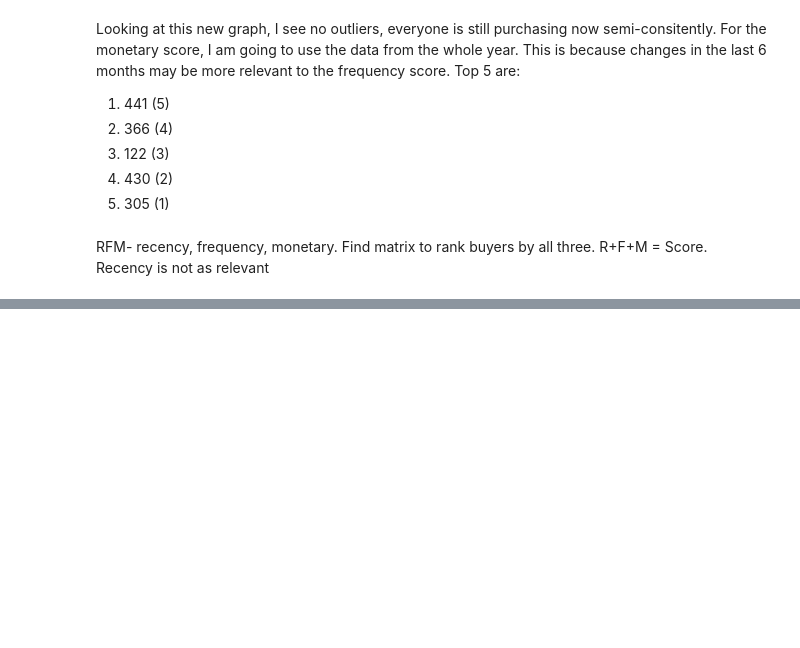
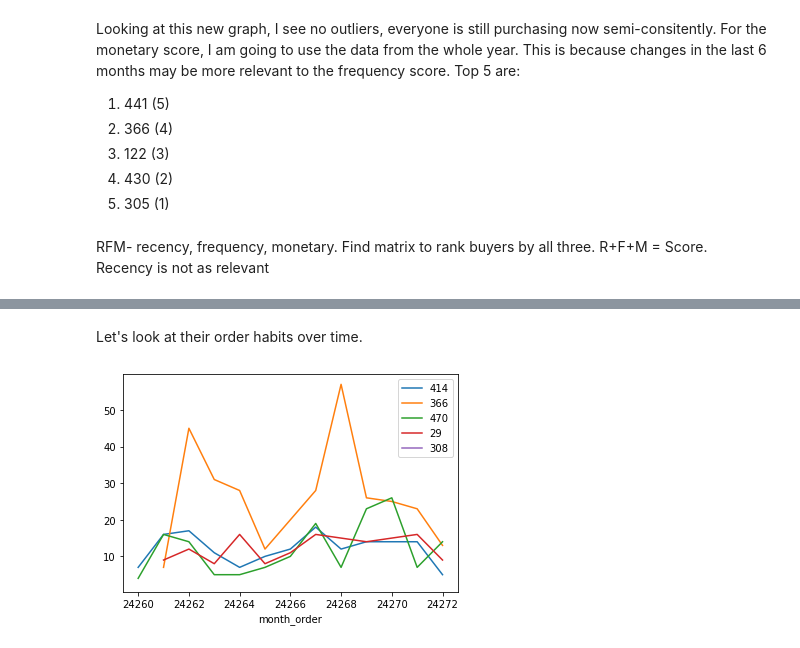
Before and after one commit to graceflitsch/DataScience, a Jupyter notebook: GNB3.ipynb, the cells around one changed output, grey strips where cells are left out. Cells and saved outputs as stored; diff of their text form; code cells hidden in the pictures; blank space fills up the shorter version.

```diff
--- a/GNB3.ipynb
+++ b/GNB3.ipynb
@@ -186,0 +207,9 @@ ex.head()
+# %% [markdown]
+Let's look at their order habits over time.
+# %%
+options = [414,366,470,29,308]
+# %%
+for i in range(5):
+    baskets[baskets['merchant_id']==options[i]].groupby('month_order')['order_id'].nunique().plot().legend([414,366,470,29,308],fancybox = True)
+# %% [output]
+[figure, added]
```
Also changed, not shown: parts of 16 cells of this notebook.
